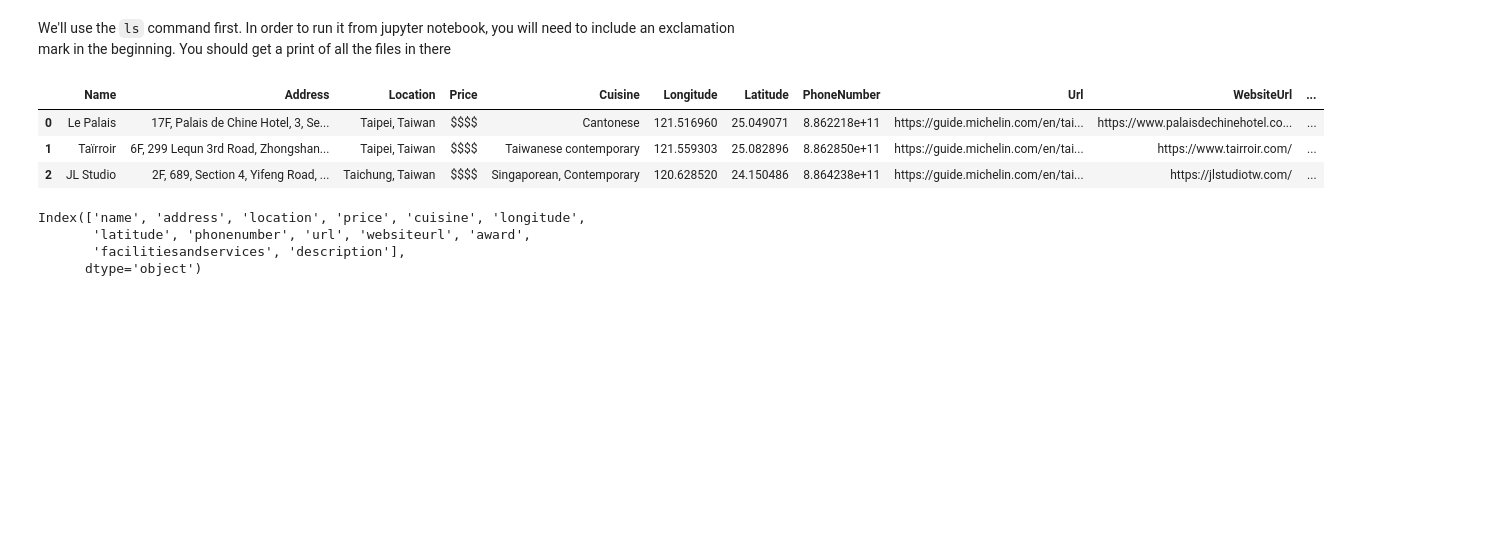
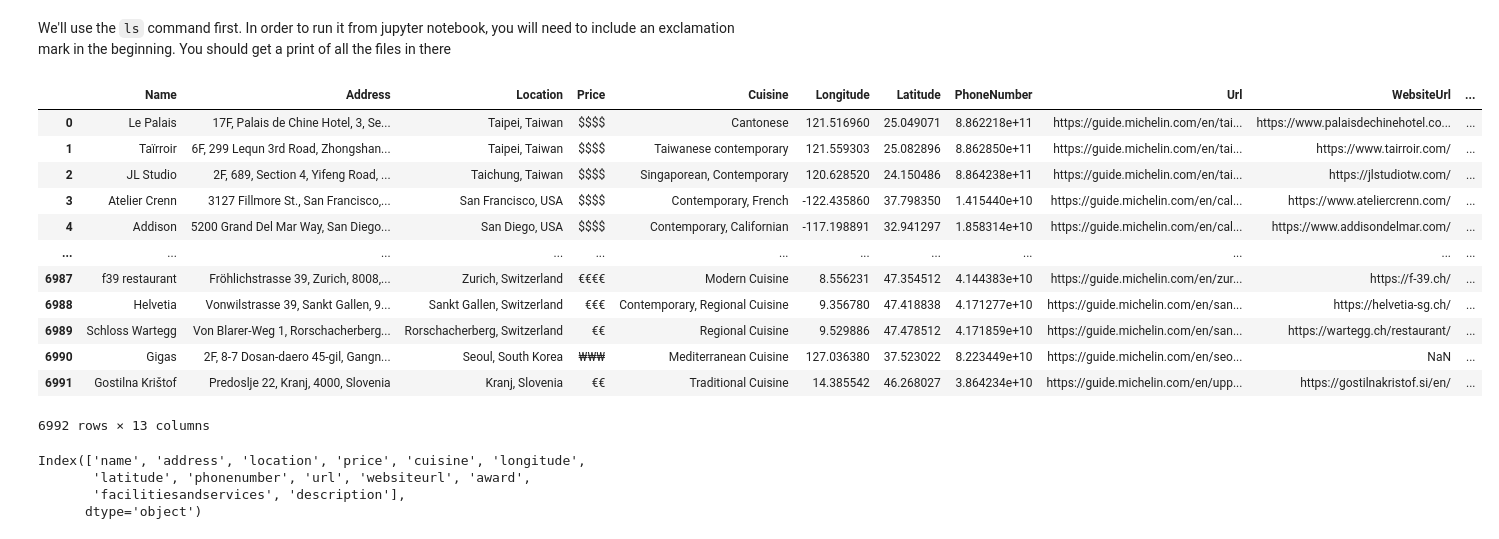
Before and after one commit to MairaMG/project--II, a Jupyter notebook: noteboooks/cleaning.ipynb, the cells around one changed output. Drawn from its saved outputs; the diff is of its cells as text; code cells hidden in the pictures; blank space fills up the shorter version.

```diff
--- a/noteboooks/cleaning.ipynb
+++ b/noteboooks/cleaning.ipynb
@@ -19,12 +19,21 @@ We'll use the `ls` command first. In order to run it from jupyter notebook, you
 file_path = "/Users/mairagutierrez/Documents/Ironhack/PROJECTS/project--II/data/michelin_my_maps.csv"
 # %%
 data = pd.read_csv(file_path)
-data.head(3)
+data
 # %% [output]
 |  | Name | Address | Location | Price | Cuisine | Longitude | Latitude | PhoneNumber | Url | WebsiteUrl | ... |
 | 0 | Le Palais | 17F, Palais de Chine Hotel, 3, Se... | Taipei, Taiwan | $$$$ | Cantonese | 121.516960 | 25.049071 | 8.862218e+11 | https://guide.michelin.com/en/tai... | https://www.palaisdechinehotel.co... | ... |
 | 1 | Taïrroir | 6F, 299 Lequn 3rd Road, Zhongshan... | Taipei, Taiwan | $$$$ | Taiwanese contemporary | 121.559303 | 25.082896 | 8.862850e+11 | https://guide.michelin.com/en/tai... | https://www.tairroir.com/ | ... |
 | 2 | JL Studio | 2F, 689, Section 4, Yifeng Road, ... | Taichung, Taiwan | $$$$ | Singaporean, Contemporary | 120.628520 | 24.150486 | 8.864238e+11 | https://guide.michelin.com/en/tai... | https://jlstudiotw.com/ | ... |
+| 3 | Atelier Crenn | 3127 Fillmore St., San Francisco,... | San Francisco, USA | $$$$ | Contemporary, French | -122.435860 | 37.798350 | 1.415440e+10 | https://guide.michelin.com/en/cal... | https://www.ateliercrenn.com/ | ... |
+| 4 | Addison | 5200 Grand Del Mar Way, San Diego... | San Diego, USA | $$$$ | Contemporary, Californian | -117.198891 | 32.941297 | 1.858314e+10 | https://guide.michelin.com/en/cal... | https://www.addisondelmar.com/ | ... |
+| ... | ... | ... | ... | ... | ... | ... | ... | ... | ... | ... | ... |
+| 6987 | f39 restaurant | Fröhlichstrasse 39, Zurich, 8008,... | Zurich, Switzerland | €€€€ | Modern Cuisine | 8.556231 | 47.354512 | 4.144383e+10 | https://guide.michelin.com/en/zur... | https://f-39.ch/ | ... |
+| 6988 | Helvetia | Vonwilstrasse 39, Sankt Gallen, 9... | Sankt Gallen, Switzerland | €€€ | Contemporary, Regional Cuisine | 9.356780 | 47.418838 | 4.171277e+10 | https://guide.michelin.com/en/san... | https://helvetia-sg.ch/ | ... |
+| 6989 | Schloss Wartegg | Von Blarer-Weg 1, Rorschacherberg... | Rorschacherberg, Switzerland | €€ | Regional Cuisine | 9.529886 | 47.478512 | 4.171859e+10 | https://guide.michelin.com/en/san... | https://wartegg.ch/restaurant/ | ... |
+| 6990 | Gigas | 2F, 8-7 Dosan-daero 45-gil, Gangn... | Seoul, South Korea | ₩₩₩ | Mediterranean Cuisine | 127.036380 | 37.523022 | 8.223449e+10 | https://guide.michelin.com/en/seo... | NaN | ... |
+| 6991 | Gostilna Krištof | Predoslje 22, Kranj, 4000, Slovenia | Kranj, Slovenia | €€ | Traditional Cuisine | 14.385542 | 46.268027 | 3.864234e+10 | https://guide.michelin.com/en/upp... | https://gostilnakristof.si/en/ | ... |
+6992 rows × 13 columns
 # %%
 # Function to standardize columns
 data.columns = [i.lower().replace(" ", "-")   for i in data.columns]
```
Also changed, not shown: parts of 13 cells of this notebook, 14 other files.
